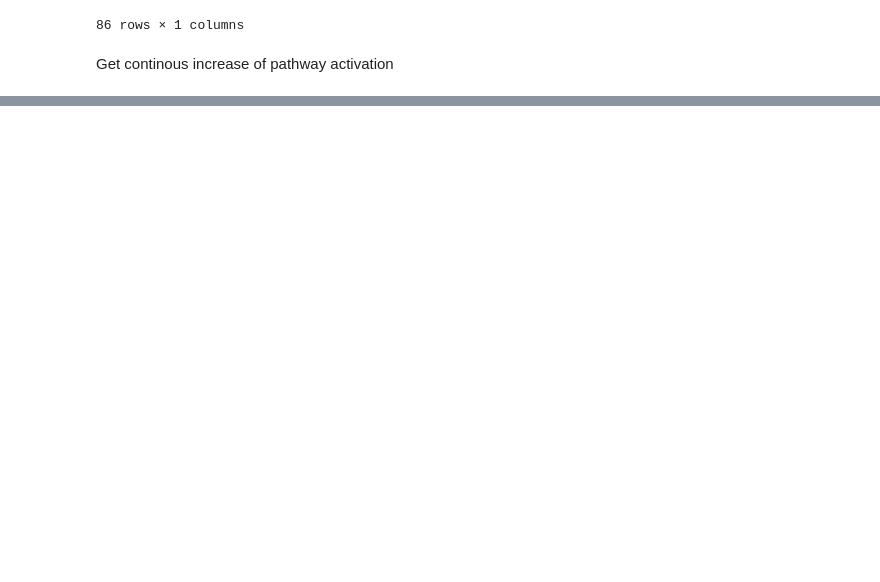
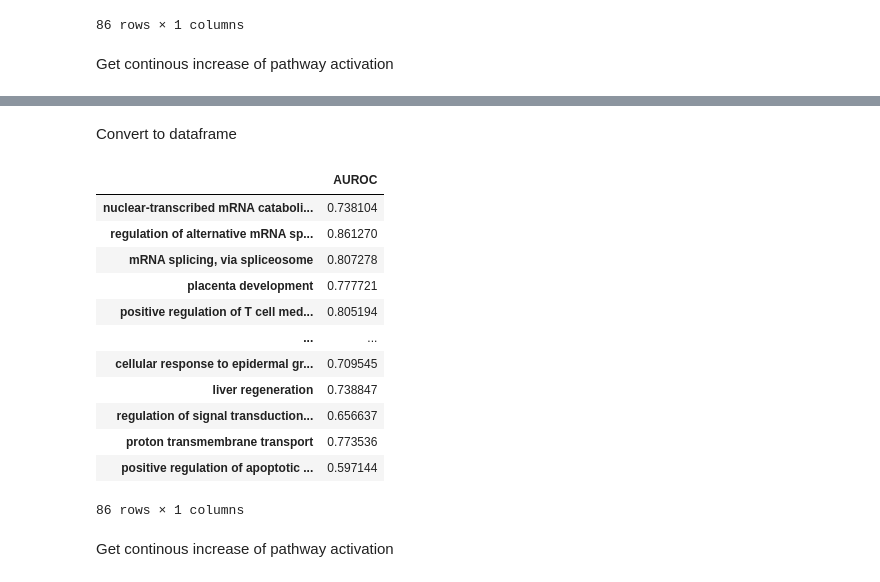
Before and after one commit to almaan/scCBGM, a Jupyter notebook: notebooks/analysis/hbca_immune_continous_state_shift_analysis.ipynb, the cells around one changed output, grey strips where cells are left out. Saved outputs shown, nothing was run; the diff lists cells and outputs as text; code cells hidden in the pictures; blank space fills up the shorter version.

```diff
--- a/notebooks/analysis/hbca_immune_continous_state_shift_analysis.ipynb
+++ b/notebooks/analysis/hbca_immune_continous_state_shift_analysis.ipynb
@@ -431,0 +654,28 @@ fig.tight_layout()
+# %%
+scores = dict()
+curves = dict()
+
+for pix,inter_pathway in enumerate(adata.obsm[concept_key].columns):
+
+    x_inter_preds_on = get_intervention(x_intervene_on, c_intervene_on, adata_test, inter_pathway, pix, value = 1)
+    x_inter_preds_off = get_intervention(x_intervene_on, c_intervene_on, adata_test, inter_pathway, pix, value = 0)
+
+
+    # Create DataFrames
+    pred_df_on = pd.DataFrame(x_inter_preds_on,
+                              index = adata_test.obs.index,
+                              columns = adata_test.var.index,
+                             )
+
+    pred_df_off = pd.DataFrame(x_inter_preds_off,
+                               index = adata_test.obs.index,
+                               columns = adata_test.var.index,
+                              )
+
+    P = adata.varm['concept_coef'].loc[:,inter_pathway]
+    D = pd.Series(pred_df_on.mean(axis=0) - pred_df_off.mean(axis=0),
+                         index = adata_test.var_names,
+                        )
+
+    scores[inter_pathway] = roc_auc_score(P,D)
+    curves[inter_pathway] = roc_curve(P,D)
@@ -431,0 +696,21 @@ fig.tight_layout()
+# %% [markdown]
+Convert to dataframe
+# %%
+df_auroc = pd.DataFrame(pd.Series(scores), columns = ['AUROC'])
+df_auroc
+# %% [output]
+|  | AUROC |
+| nuclear-transcribed mRNA cataboli... | 0.738104 |
+| regulation of alternative mRNA sp... | 0.861270 |
+| mRNA splicing, via spliceosome | 0.807278 |
+| placenta development | 0.777721 |
+| positive regulation of T cell med... | 0.805194 |
+| ... | ... |
+| cellular response to epidermal gr... | 0.709545 |
+| liver regeneration | 0.738847 |
+| regulation of signal transduction... | 0.656637 |
+| proton transmembrane transport | 0.773536 |
+| positive regulation of apoptotic ... | 0.597144 |
+86 rows × 1 columns
+# %% [markdown]
+Get continous increase of pathway activation
```
Also changed, not shown: parts of 31 cells of this notebook, 5 other files.
